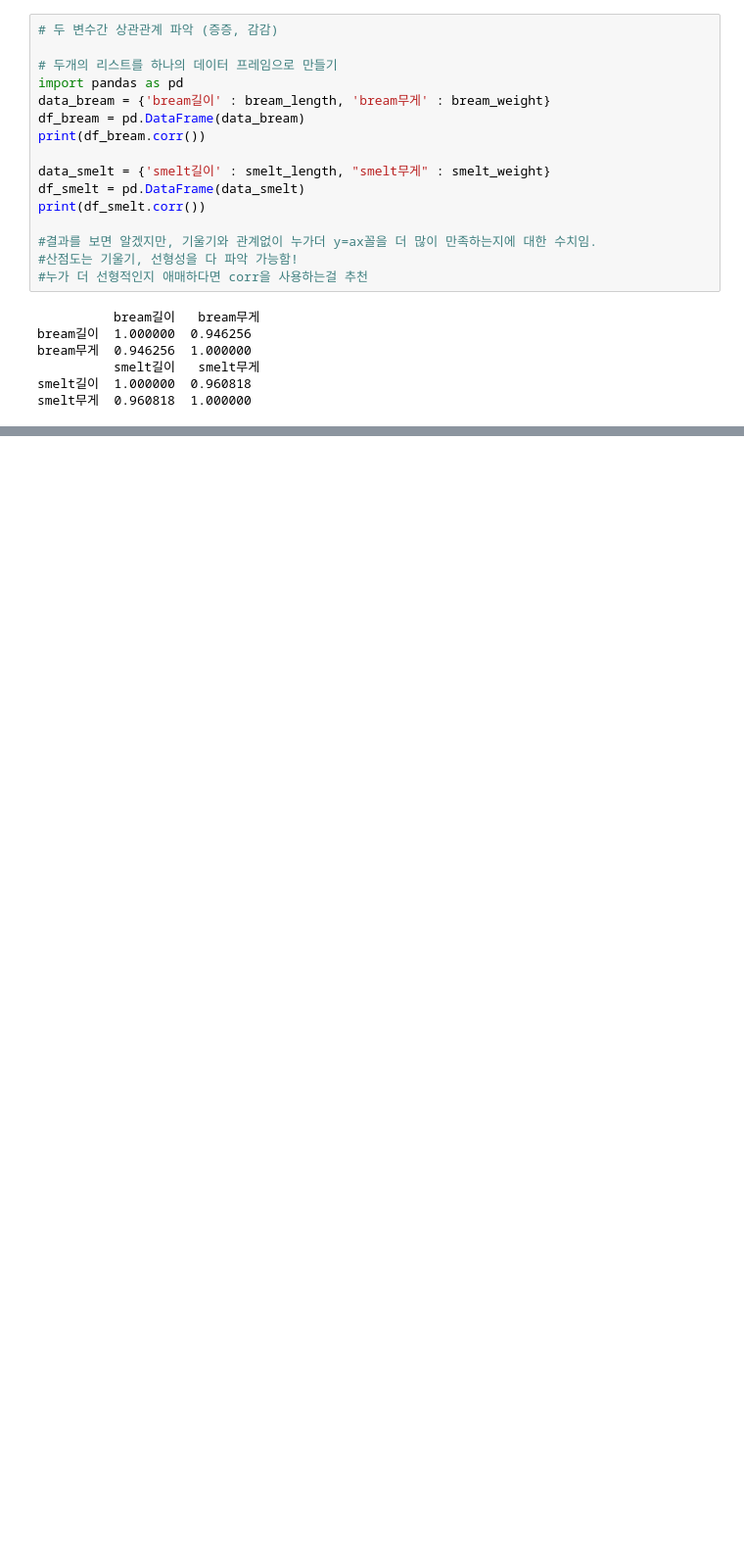
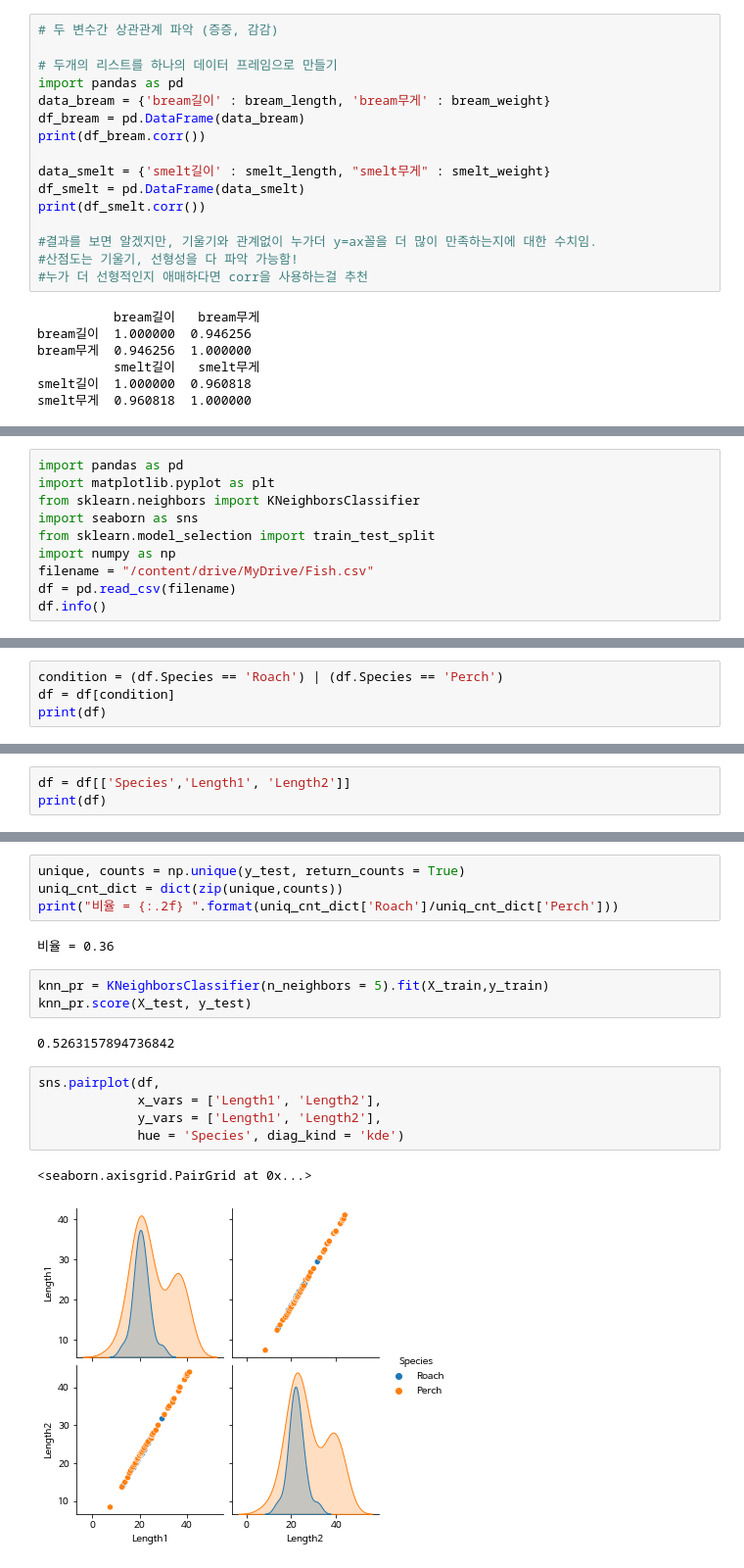
Before and after one commit to swleegit/Hongong_ML, a Jupyter notebook: BreamAndSmelt.ipynb, the cells around one changed output, grey strips where cells are left out. Shown at 98% size. Cells and saved outputs as stored; diff of their text form; blank space fills up the shorter version.

```diff
--- a/BreamAndSmelt.ipynb
+++ b/BreamAndSmelt.ipynb
@@ -157,0 +384,10 @@ fish_target
+# %%
+import pandas as pd
+import matplotlib.pyplot as plt
+from sklearn.neighbors import KNeighborsClassifier
+import seaborn as sns
+from sklearn.model_selection import train_test_split
+import numpy as np
+filename = "/content/drive/MyDrive/Fish.csv"
+df = pd.read_csv(filename)
+df.info()
@@ -157,0 +409,4 @@ fish_target
+# %%
+condition = (df.Species == 'Roach') | (df.Species == 'Perch')
+df = df[condition]
+print(df)
@@ -157,0 +428,3 @@ fish_target
+# %%
+df = df[['Species','Length1', 'Length2']]
+print(df)
@@ -157,0 +477,19 @@ fish_target
+# %%
+unique, counts = np.unique(y_test, return_counts = True)
+uniq_cnt_dict = dict(zip(unique,counts))
+print("비율 = {:.2f} ".format(uniq_cnt_dict['Roach']/uniq_cnt_dict['Perch']))
+# %% [output]
+비율 = 0.36
+# %%
+knn_pr = KNeighborsClassifier(n_neighbors = 5).fit(X_train,y_train)
+knn_pr.score(X_test, y_test)
+# %% [output]
+0.5263157894736842
+# %%
+sns.pairplot(df,
+             x_vars = ['Length1', 'Length2'],
+             y_vars = ['Length1', 'Length2'],
+             hue = 'Species', diag_kind = 'kde')
+# %% [output]
+<seaborn.axisgrid.PairGrid at 0x...>
+[figure, added]
```
Also changed, not shown: parts of 42 cells of this notebook.
